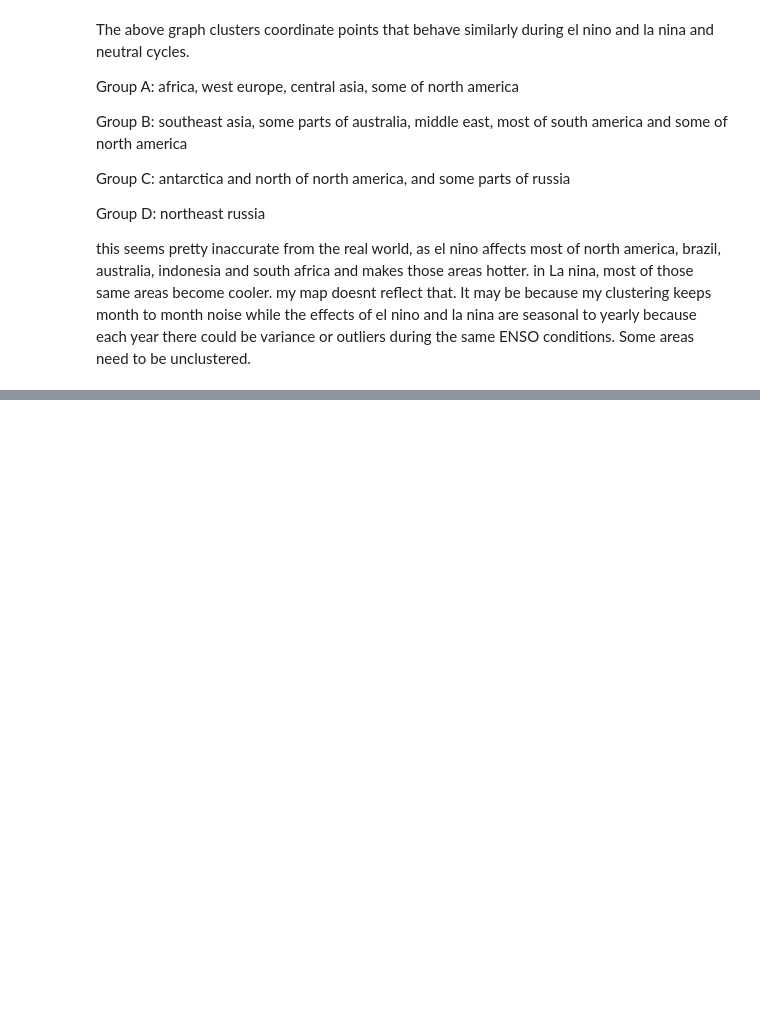
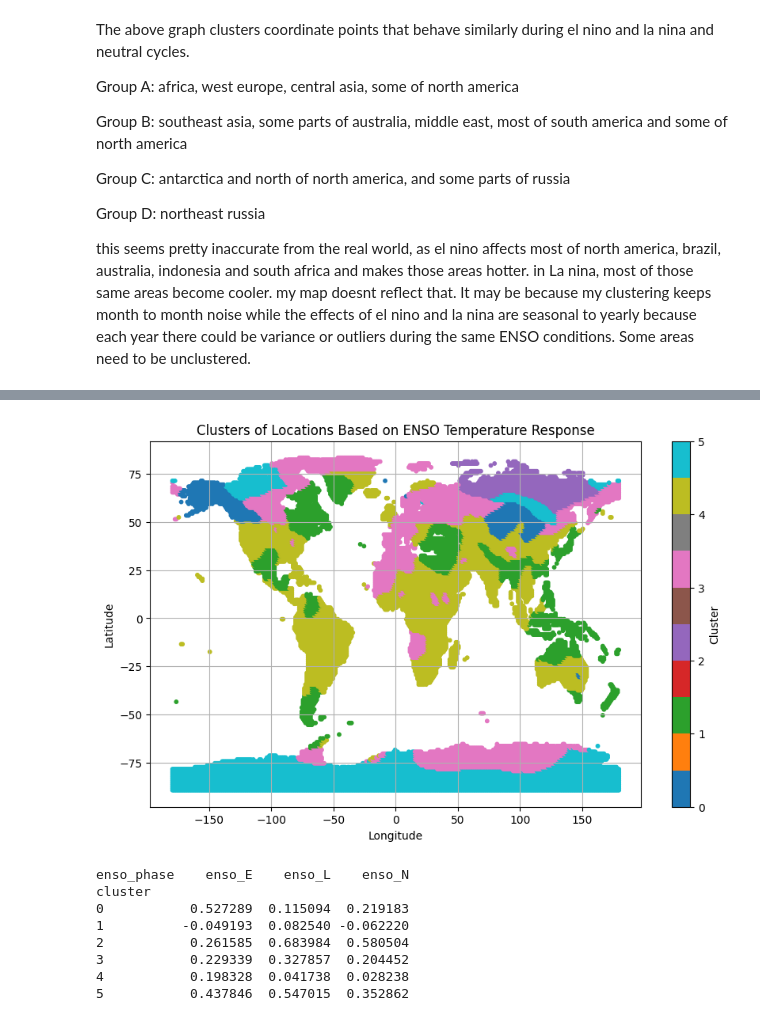
Before and after one commit to Ekeggg/colab, a Jupyter notebook: Untitled1.ipynb, the cells around one changed output, grey strips where cells are left out. Saved outputs shown, nothing was run; the diff lists cells and outputs as text; code cells hidden in the pictures; blank space fills up the shorter version.

```diff
--- a/Untitled1.ipynb
+++ b/Untitled1.ipynb
@@ -649,0 +616,55 @@ this seems pretty inaccurate from the real world, as el nino affects most of nor
+# %%
+# Filter the original dataframe and mapping enso labels
+clustering_df = df[(df['year'] <= 2017) & (df['year'] >= 1890)]
+clustering_df = clustering_df[clustering_df['year'].isin(enso_labels.keys())]
+clustering_df['enso_label'] = clustering_df['year'].map(enso_labels)
+
+# onehot encode ENSO phases
+clustering_df = pd.get_dummies(clustering_df, columns=['enso_label'], prefix='enso')
+
+# melt dataframe so each enso phase gets a row
+melted = clustering_df.melt(
+    id_vars=['latitude', 'longitude', 'temp_smooth'],
+    value_vars=['enso_E', 'enso_L', 'enso_N'],
+    var_name='enso_phase',
+    value_name='is_phase'
+)
+
+# filter to keep only the relevant enso phase rows
+melted = melted[melted['is_phase'] == 1]
+
+# groupby location and enso phase then pivot
+pivot = melted.groupby(['latitude', 'longitude', 'enso_phase'])['temp_smooth'] .mean().unstack(fill_value=0).reset_index()
+
+# standardize enso response columns
+clustering_cols = ['enso_E', 'enso_L', 'enso_N']
+X = pivot[clustering_cols]
+scaler = StandardScaler()
+X_scaled = scaler.fit_transform(X)
+
+# kmeans clustering
+kmeans = KMeans(n_clusters=6, random_state=0, n_init=10)
+pivot['cluster'] = kmeans.fit_predict(X_scaled)
+
+# plot colored by cluster
+plt.figure(figsize=(10, 6))
+plt.scatter(pivot['longitude'], pivot['latitude'], c=pivot['cluster'], cmap='tab10', s=10)
+plt.xlabel('Longitude')
+plt.ylabel('Latitude')
+plt.title('Clusters of Locations Based on ENSO Temperature Response')
+plt.colorbar(label='Cluster')
+plt.grid(True)
+plt.show()
+
+# average enso response per cluster
+print(pivot.groupby('cluster')[clustering_cols].mean())
+# %% [output]
+[figure, added]
+enso_phase    enso_E    enso_L    enso_N
+cluster
+0           0.527289  0.115094  0.219183
+1          -0.049193  0.082540 -0.062220
+2           0.261585  0.683984  0.580504
+3           0.229339  0.327857  0.204452
+4           0.198328  0.041738  0.028238
+5           0.437846  0.547015  0.352862
```
Also changed, not shown: parts of 13 cells of this notebook.
